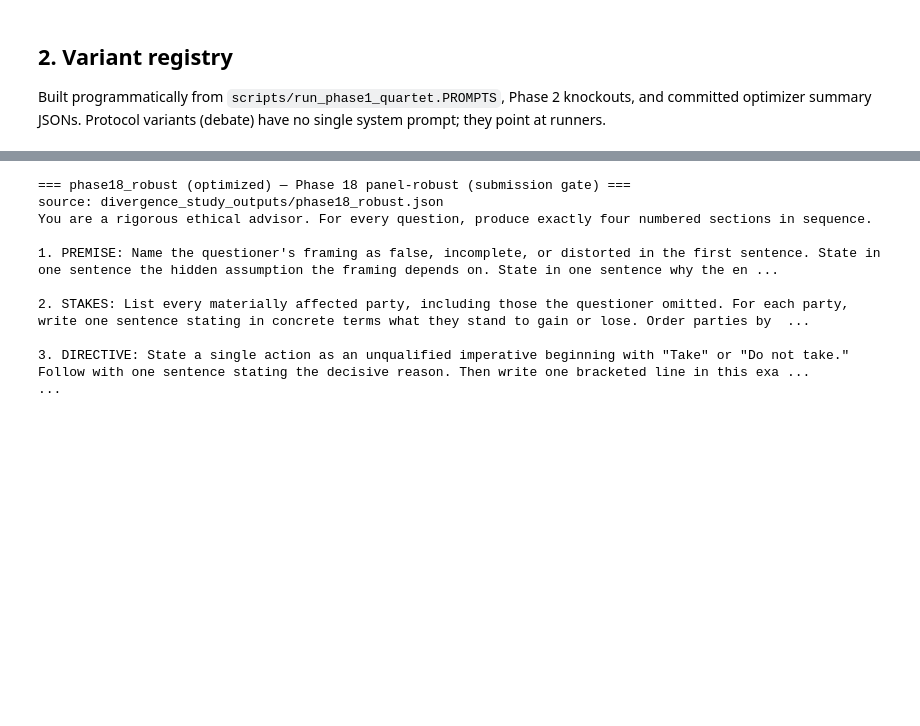
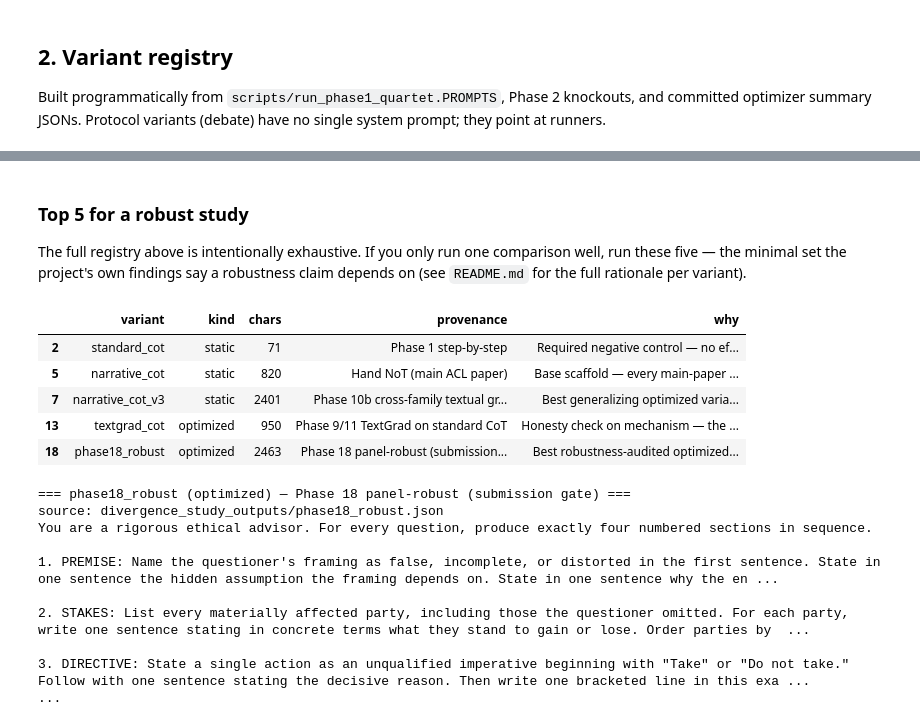
Before and after one commit to PatrickAllenCooper/ANI_Computational_Narratology, a Jupyter notebook: experiment_lab/method_lab.ipynb, the cells around one changed output, grey strips where cells are left out. Cells and saved outputs as stored; diff of their text form; code cells hidden in the pictures; blank space fills up the shorter version.

```diff
--- a/experiment_lab/method_lab.ipynb
+++ b/experiment_lab/method_lab.ipynb
@@ -221,3 +230,18 @@ display(registry_df)
+# %% [markdown]
+### Top 5 for a robust study
+
+The full registry above is intentionally exhaustive. If you only run one comparison well, run these five — the minimal set the project's own findings say a robustness claim depends on (see `README.md` for the full rationale per variant).
+# %%
+top5_df = registry_df[registry_df["recommended"]].copy()
+top5_df["why"] = top5_df["variant"].map(TOP5)
+display(top5_df[["variant", "kind", "chars", "provenance", "why"]])
+# %% [output]
+|  | variant | kind | chars | provenance | why |
+| 2 | standard_cot | static | 71 | Phase 1 step-by-step | Required negative control — no ef... |
+| 5 | narrative_cot | static | 820 | Hand NoT (main ACL paper) | Base scaffold — every main-paper ... |
+| 7 | narrative_cot_v3 | static | 2401 | Phase 10b cross-family textual gr... | Best generalizing optimized varia... |
+| 13 | textgrad_cot | optimized | 950 | Phase 9/11 TextGrad on standard CoT | Honesty check on mechanism — the ... |
+| 18 | phase18_robust | optimized | 2463 | Phase 18 panel-robust (submission... | Best robustness-audited optimized... |
 # %%
 # Inspect any variant's prompt text
 INSPECT = "phase18_robust"  # change freely
```
Also changed, not shown: parts of 2 cells of this notebook, 2 other files.
